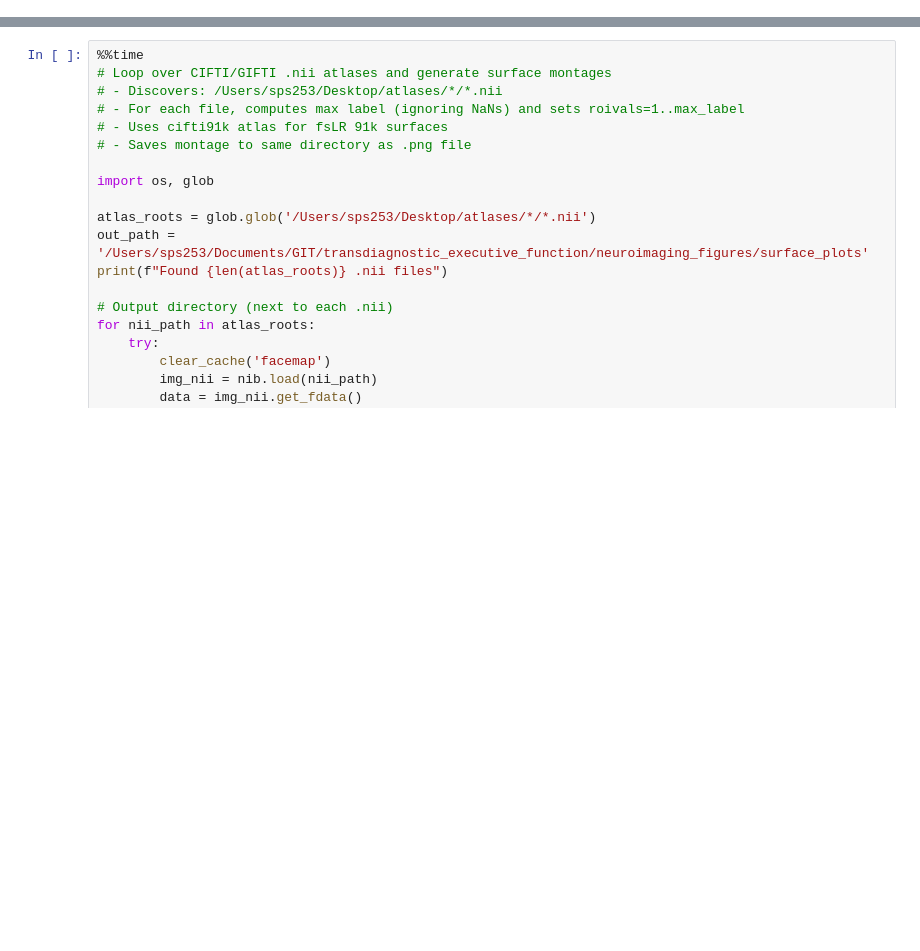
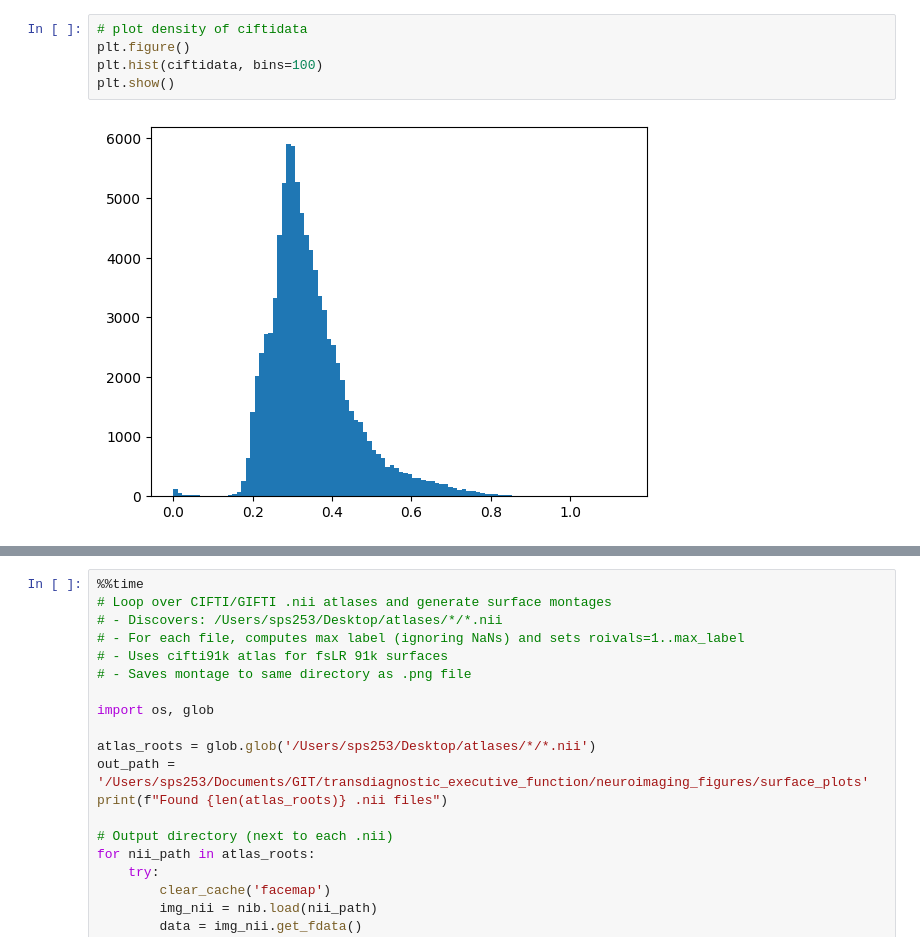
Before and after one commit to PennLINC/transdiagnostic_executive_function, a Jupyter notebook: analysis/02_plot/plot_surfaces.ipynb, the cells around one changed output, grey strips where cells are left out. Saved outputs shown, nothing was run; the diff lists cells and outputs as text; blank space fills up the shorter version.

```diff
--- a/analysis/02_plot/plot_surfaces.ipynb
+++ b/analysis/02_plot/plot_surfaces.ipynb
@@ -61,2 +45,9 @@ Wall time: 2.95 s
+# %%
+# plot density of ciftidata
+plt.figure()
+plt.hist(ciftidata, bins=100)
+plt.show()
+# %% [output]
+[figure, added]
 # %%
 ciftidata=nib.load("/Users/sps253/Desktop/data/group-reho_task-rest_space-fsLR_den-91k_stat-mean.dscalar.nii").get_fdata()[0,:]
```
Also changed, not shown: parts of 4 cells of this notebook, 4 other files.
